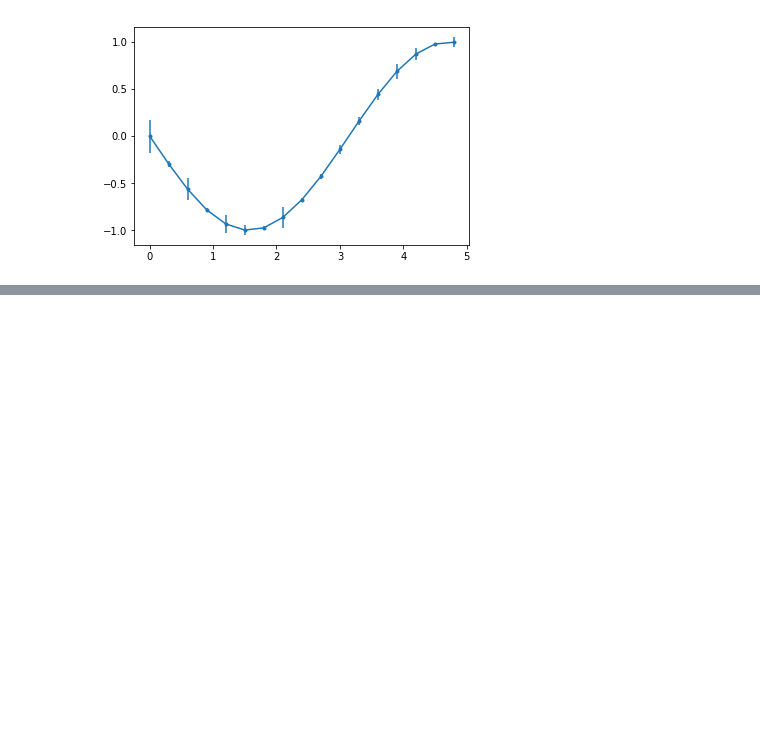
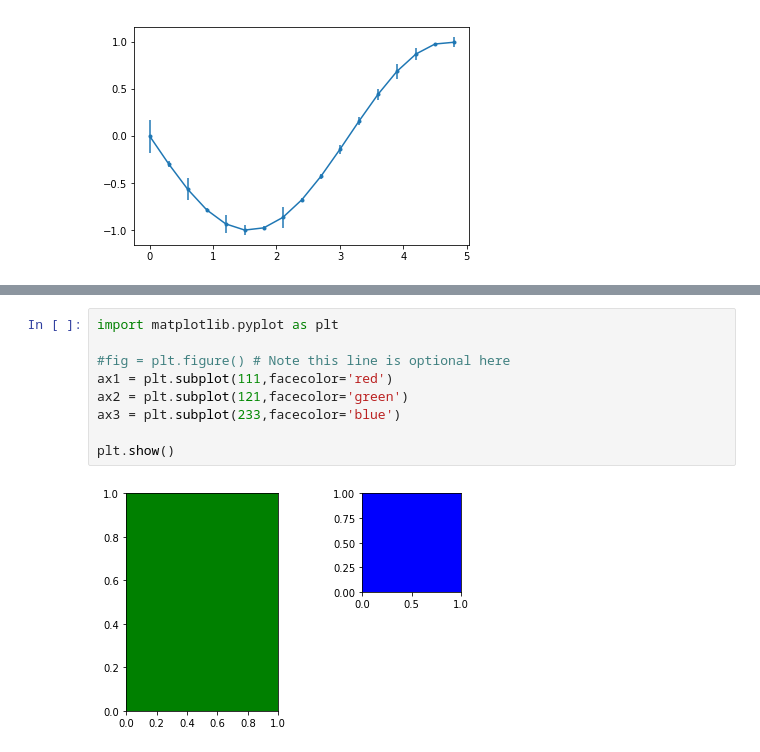
Before and after one commit to edvgha/122, a Jupyter notebook: cnn/matplotlib.ipynb, the cells around one changed output, grey strips where cells are left out. Cells and saved outputs as stored; diff of their text form; blank space fills up the shorter version.

```diff
--- a/cnn/matplotlib.ipynb
+++ b/cnn/matplotlib.ipynb
@@ -205,0 +227,11 @@ plt.show()
+# %%
+import matplotlib.pyplot as plt
+
+#fig = plt.figure() # Note this line is optional here
+ax1 = plt.subplot(111,facecolor='red')
+ax2 = plt.subplot(121,facecolor='green')
+ax3 = plt.subplot(233,facecolor='blue')
+
+plt.show()
+# %% [output]
+[figure, added]
```
Also changed, not shown: parts of 8 cells of this notebook, 2 other files.
